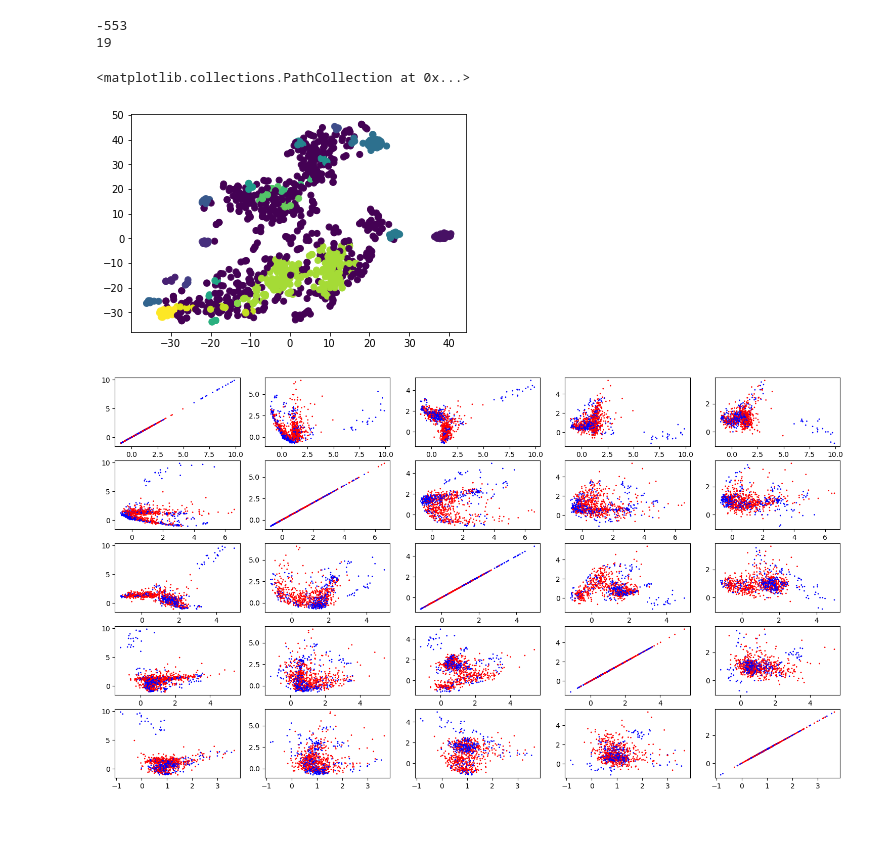
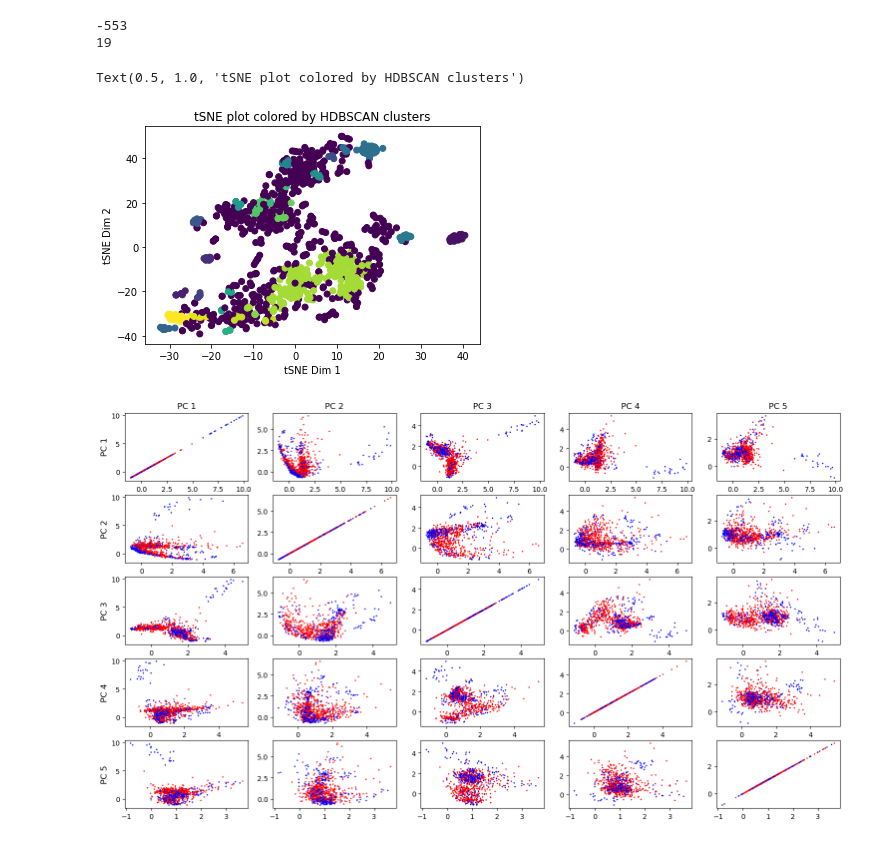
Before and after one commit to vc64/essayGrouping, a Jupyter notebook: essayGroupingSpacy.ipynb, the cells around one changed output. Cells and saved outputs as stored; diff of their text form; code cells hidden in the pictures.

```diff
--- a/essayGroupingSpacy.ipynb
+++ b/essayGroupingSpacy.ipynb
@@ -430,22 +404,18 @@ print(max(cluster_obj.labels_[0:10]))
 -553
 19
 # %%
-# cluster_obj.probabilities_
-
-# cluster_obj.single_linkage_tree_.plot()
-
-np.random.seed = 222
+np.random.seed(333)
 
 projection = sklearn.manifold.TSNE().fit_transform(prompt_matrix)
 plt.scatter(*projection.T, c=cluster_obj.labels_)
+
+plt.xlabel("tSNE Dim 1")
+plt.ylabel("tSNE Dim 2")
+plt.title("tSNE plot colored by HDBSCAN clusters")
 # %% [output]
-<matplotlib.collections.PathCollection at 0x...>
+Text(0.5, 1.0, 'tSNE plot colored by HDBSCAN clusters')
-[figure, old version]
+[figure, new version]
 # %%
-# plt.scatter(pca_clusters_graph[:,0], pca_clusters_graph[:,1], c = cluster_obj.labels_)
-
-
-#change rhis
 num_comps = 6
 
 fig, axs = plt.subplots(num_comps-1, num_comps-1)
@@ -457,5 +427,9 @@ fig.set_dpi(100)
 for i in range(1, num_comps):
     for j in range(1, num_comps):
         axs[i-1][j-1].scatter(pca_data[:,i]+1, pca_data[:,j]+1, c = ["red" if x < 0 else "blue" for x in cluster_obj.labels_], s=[1 if x < 0 else 1 for x in cluster_obj.labels_])
+        if i == 1:
+            axs[i-1][j-1].set_title("PC " + str(j))
+        if j == 1:
+            axs[i-1][j-1].set_ylabel("PC " + str(i), fontsize = "large")
 # %% [output]
-[figure, old version]
+[figure, new version]
```
Also changed, not shown: parts of 11 cells of this notebook.
